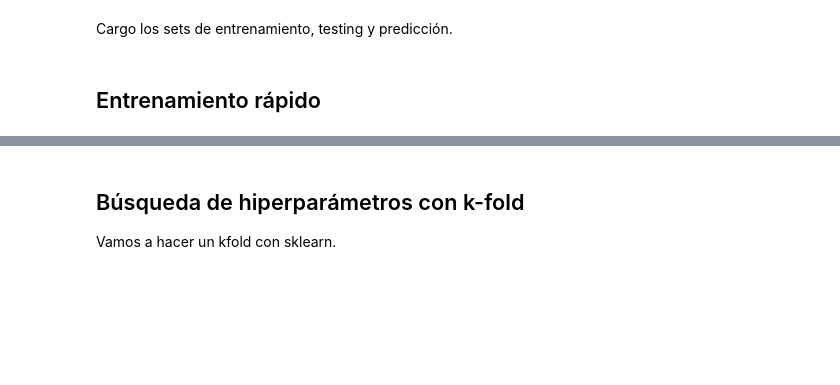
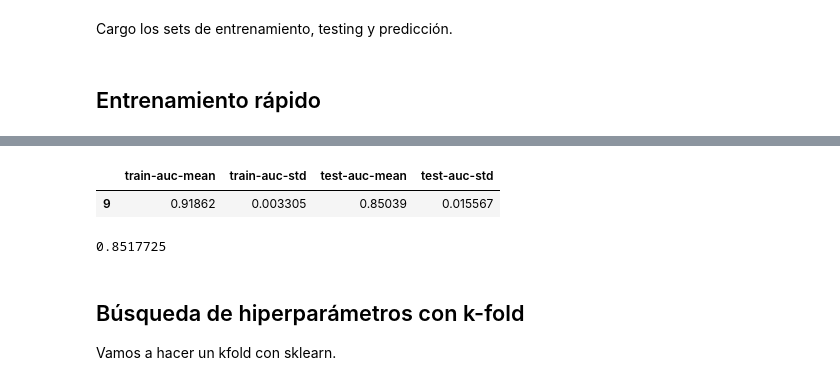
Before and after one commit to seblaz/7506-datos-tp2, a Jupyter notebook: Algoritmos de ML/XGBoost.ipynb, the cells around one changed output, grey strips where cells are left out. Drawn from its saved outputs; the diff is of its cells as text; code cells hidden in the pictures; blank space fills up the shorter version.

```diff
--- a/Algoritmos de ML/XGBoost.ipynb
+++ b/Algoritmos de ML/XGBoost.ipynb
@@ -46,5 +43,9 @@ assert(df_features.shape[0] == df['person'].unique().shape[0])
 Cargo los sets de entrenamiento, testing y predicción.
 # %%
 %run $set_de_entrenamiento_testing_y_prediccion
+# %%
+labels_with_features = labels.merge(df_features, how='inner', on='person')
+data = labels_with_features.drop('label', axis=1)
+target = labels_with_features['label']
 # %% [markdown]
 ## Entrenamiento rápido
@@ -75,3 +51,0 @@ param['eval_metric'] = 'auc'
-# %%
-num_round = 100
-bst = xgb.train(param, dtrain, num_round)
@@ -91,0 +66,8 @@ auc score: 0.8381846485195491
+# %%
+param = {
+    'silent': 1,
+}
+# %%
+%%time
+dtrain = xgb.DMatrix(data, label=target)
+result = xgb.cv(param, dtrain, nfold=10, metrics='auc', verbose_eval=False, shuffle=False, stratified=True) # , callbacks=[xgb.callback.print_evaluation(show_stdv=True)]
@@ -92,3 +76,12 @@ auc score: 0.8381846485195491
+# %%
+result.tail(1)
+# %% [output]
+|  | train-auc-mean | train-auc-std | test-auc-mean | test-auc-std |
+| 9 | 0.91862 | 0.003305 | 0.85039 | 0.015567 |
+# %%
+result['test-auc-mean'].max()
+# %% [output]
+0.8517725
 # %% [markdown]
 ## Búsqueda de hiperparámetros con k-fold
 
```
Also changed, not shown: parts of 38 cells of this notebook.
